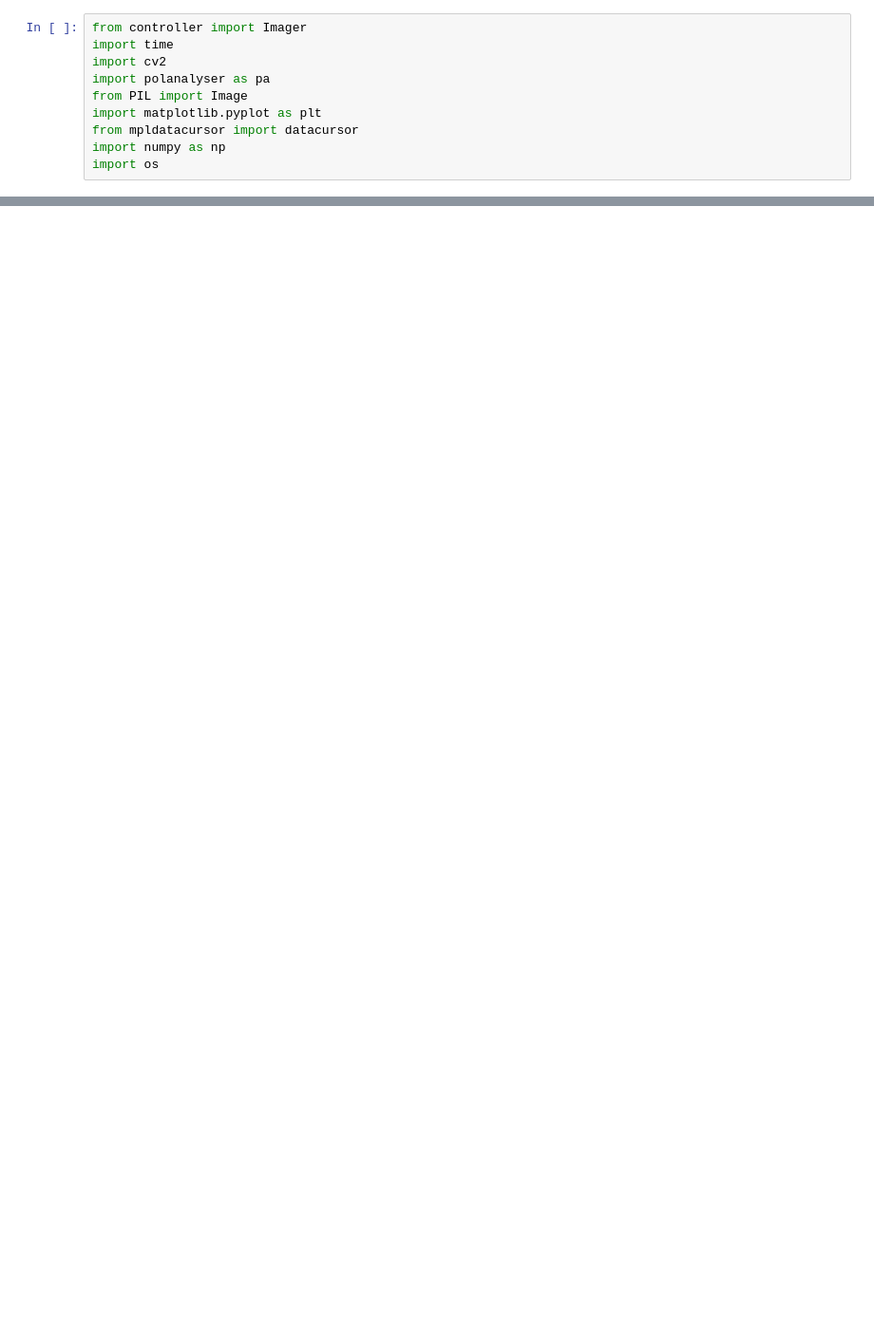
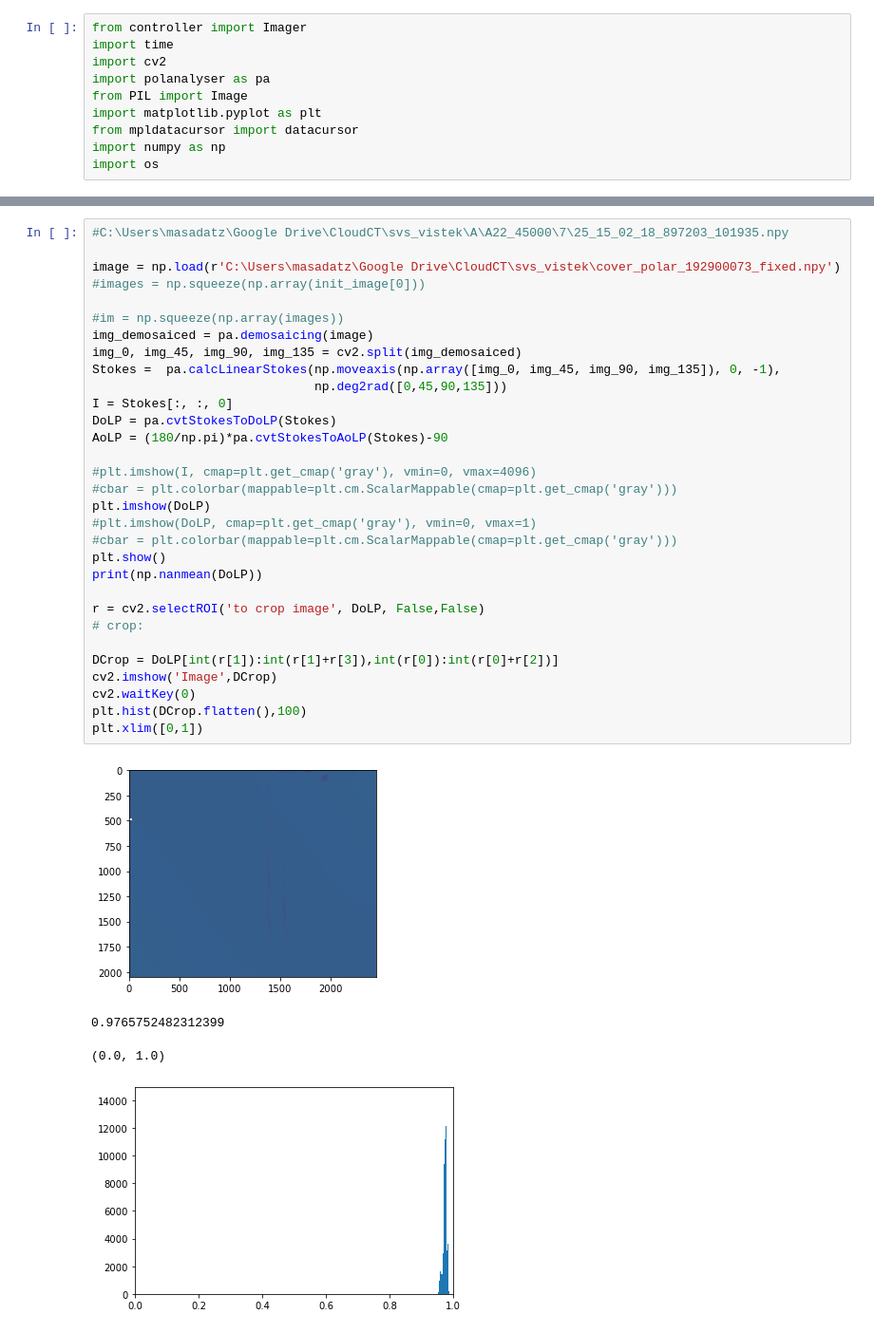
Before and after one commit to masadatz/PolCam, a Jupyter notebook: Code_for_experiment.ipynb, the cells around one changed output, grey strips where cells are left out. Shown at 95% size. Drawn from its saved outputs; the diff is of its cells as text; blank space fills up the shorter version.

```diff
--- a/Code_for_experiment.ipynb
+++ b/Code_for_experiment.ipynb
@@ -82,0 +125,36 @@ for i, nagla in enumerate(raw_images):
+# %%
+#C:\Users\masadatz\Google Drive\CloudCT\svs_vistek\A\A22_45000\7\25_15_02_18_897203_101935.npy
+
+image = np.load(r'C:\Users\masadatz\Google Drive\CloudCT\svs_vistek\cover_polar_192900073_fixed.npy')
+#images = np.squeeze(np.array(init_image[0]))
+
+#im = np.squeeze(np.array(images))
+img_demosaiced = pa.demosaicing(image)
+img_0, img_45, img_90, img_135 = cv2.split(img_demosaiced)
+Stokes =  pa.calcLinearStokes(np.moveaxis(np.array([img_0, img_45, img_90, img_135]), 0, -1),
+                              np.deg2rad([0,45,90,135]))
+I = Stokes[:, :, 0]
+DoLP = pa.cvtStokesToDoLP(Stokes)
+AoLP = (180/np.pi)*pa.cvtStokesToAoLP(Stokes)-90
+
+#plt.imshow(I, cmap=plt.get_cmap('gray'), vmin=0, vmax=4096)
+#cbar = plt.colorbar(mappable=plt.cm.ScalarMappable(cmap=plt.get_cmap('gray')))
+plt.imshow(DoLP)
+#plt.imshow(DoLP, cmap=plt.get_cmap('gray'), vmin=0, vmax=1)
+#cbar = plt.colorbar(mappable=plt.cm.ScalarMappable(cmap=plt.get_cmap('gray')))
+plt.show()
+print(np.nanmean(DoLP))
+
+r = cv2.selectROI('to crop image', DoLP, False,False)
+# crop:
+
+DCrop = DoLP[int(r[1]):int(r[1]+r[3]),int(r[0]):int(r[0]+r[2])]
+cv2.imshow('Image',DCrop)
+cv2.waitKey(0)
+plt.hist(DCrop.flatten(),100)
+plt.xlim([0,1])
+# %% [output]
+[figure, added]
+0.9765752482312399
+(0.0, 1.0)
+[figure, added]
```
Also changed, not shown: parts of 15 cells of this notebook, 3 other files.
